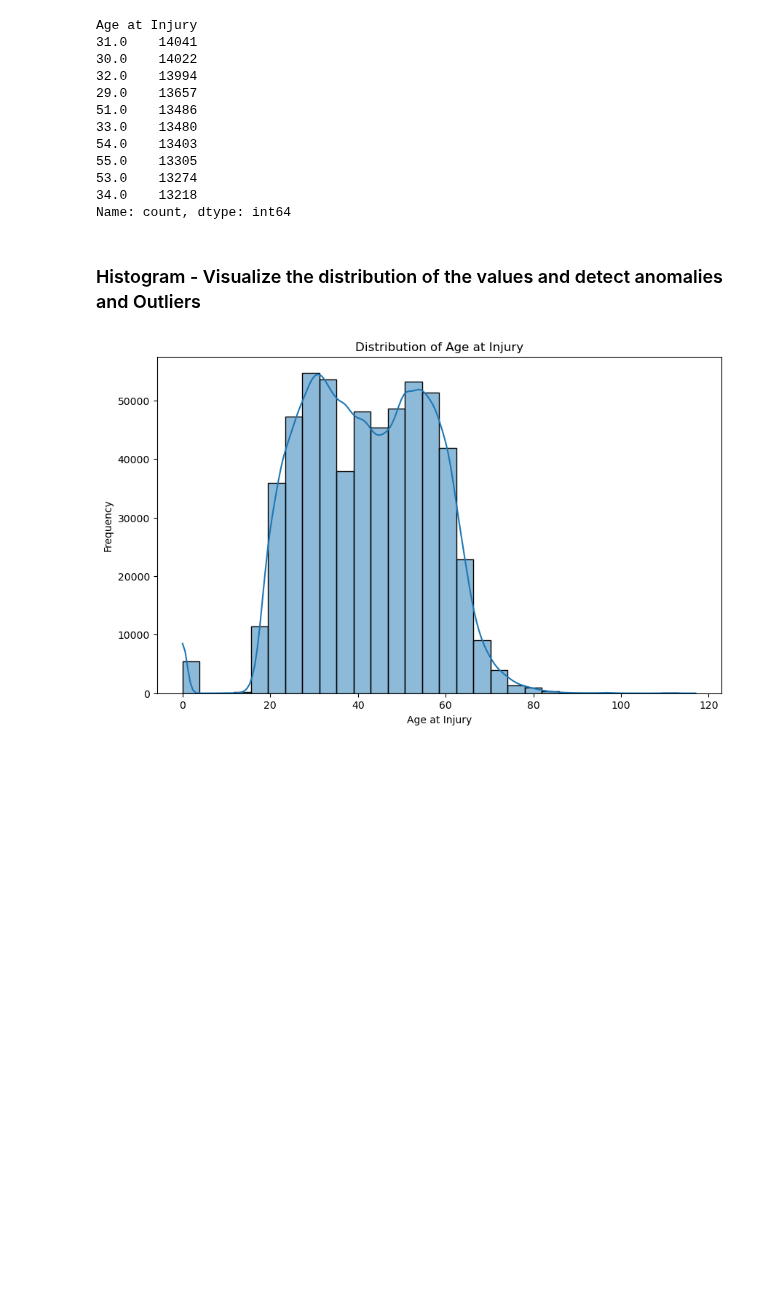
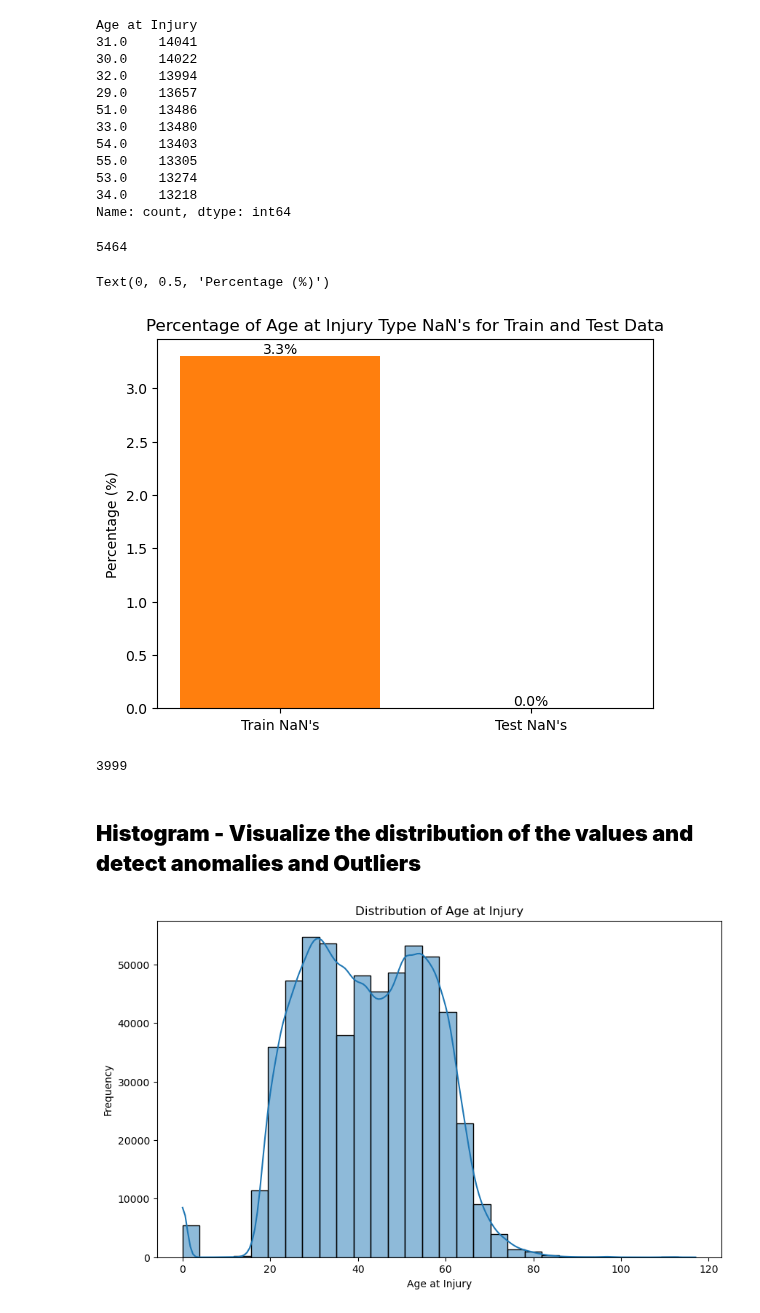
Before and after one commit to Silvestre17/ML_24.25_Project_Group33, a Jupyter notebook: 1stPart/Vini_MLNotebook_20.10.2024.ipynb, the cells around one changed output. Drawn from its saved outputs; the diff is of its cells as text; code cells hidden in the pictures; blank space fills up the shorter version.

Commit message:
Add files via upload
Birth Year & Age at Injury

```diff
--- a/1stPart/Vini_MLNotebook_20.10.2024.ipynb
+++ b/1stPart/Vini_MLNotebook_20.10.2024.ipynb
@@ -412,8 +405,41 @@ Age at Injury
 53.0    13274
 34.0    13218
 Name: count, dtype: int64
+# %%
+train_data[train_data['Age at Injury'] == 0].shape[0]
+# %% [output]
+5464
+# %%
+train_null_count_age = train_data['Age at Injury'].isnull().sum()
+test_null_count_age = test_data['Age at Injury'].isnull().sum()
+
+# Total values
+total_values_train_age = len(train_data["Age at Injury"])
+total_values_test_age = len(test_data["Age at Injury"])
+
+# Plotting
+fig, ax = plt.subplots()
+x_values = ["Train NaN's", "Test NaN's"]
+bar_colours = ["tab:orange", "tab:blue"]
+
+y_values = [
+    round((train_null_count_age / total_values_train_age) * 100, 1),
+    round((test_null_count_age / total_values_test_age) * 100, 1)
+]
+
+p = ax.bar(x_values, y_values, color=bar_colours)
+ax.bar_label(p, labels=[str(element) + "%" for element in y_values])
+ax.set_title("Percentage of Age at Injury Type NaN's for Train and Test Data")
+ax.set_ylabel("Percentage (%)")
+# %% [output]
+Text(0, 0.5, 'Percentage (%)')
+[figure, added]
+# %%
+test_data[train_data['Age at Injury'] == 0].shape[0]
+# %% [output]
+3999
 # %% [markdown]
-### Histogram - Visualize the distribution of the values and detect anomalies and Outliers
+## <b> Histogram - Visualize the distribution of the values and detect anomalies and Outliers
 # %%
 # Histogram for Age at Injury
 plt.figure(figsize=(10, 6))
```
Also changed, not shown: parts of 30 cells of this notebook.
